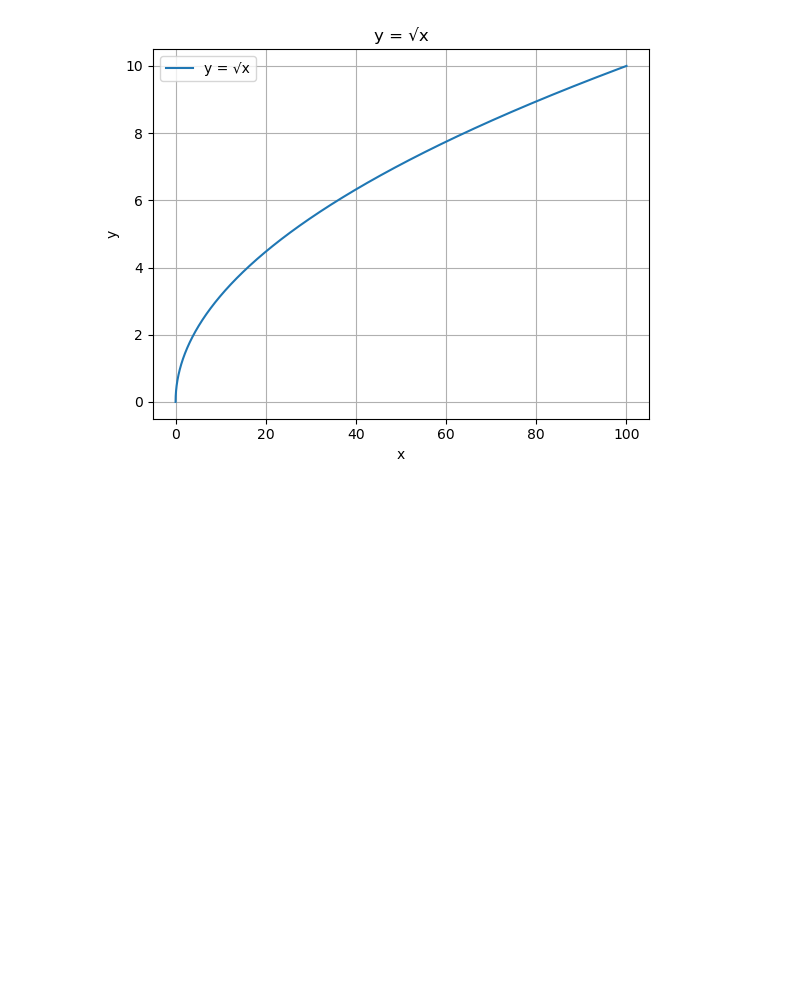
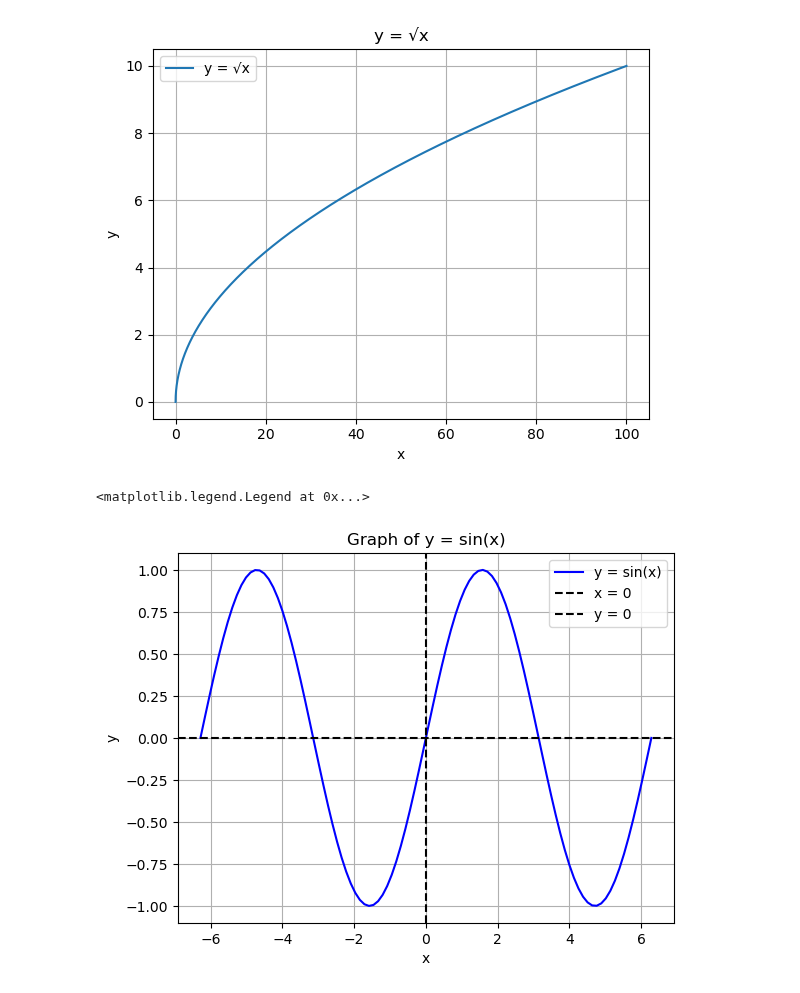
Before and after one commit to MohammedGousemohiyuddinYekkaluru/prime-ai-ml-learning-journey, a Jupyter notebook: Maths/calculus.ipynb, the cells around one changed output. Cells and saved outputs as stored; diff of their text form; code cells hidden in the pictures; blank space fills up the shorter version.

Commit message:
Add plot of sin(x)

```diff
--- a/Maths/calculus.ipynb
+++ b/Maths/calculus.ipynb
@@ -17,3 +17,23 @@ plt.legend()
 plt.grid(True)
 # %% [output]
 [figure]
+# %%
+# Create x values from -2π to 2π
+x = np.linspace(-2 * np.pi, 2 * np.pi, 100)
+y = np.sin(x)
+
+# Plot the graph
+plt.plot(x, y, label='y = sin(x)', color='blue')
+
+# Highlight x=0 and y=0 lines
+plt.axvline(0, color='black', linewidth=1.5, linestyle='--', label='x = 0')
+plt.axhline(0, color='black', linewidth=1.5, linestyle='--', label='y = 0')
+
+plt.xlabel('x')
+plt.ylabel('y')
+plt.title('Graph of y = sin(x)')
+plt.grid(True)
+plt.legend()
+# %% [output]
+<matplotlib.legend.Legend at 0x...>
+[figure, added]
```
